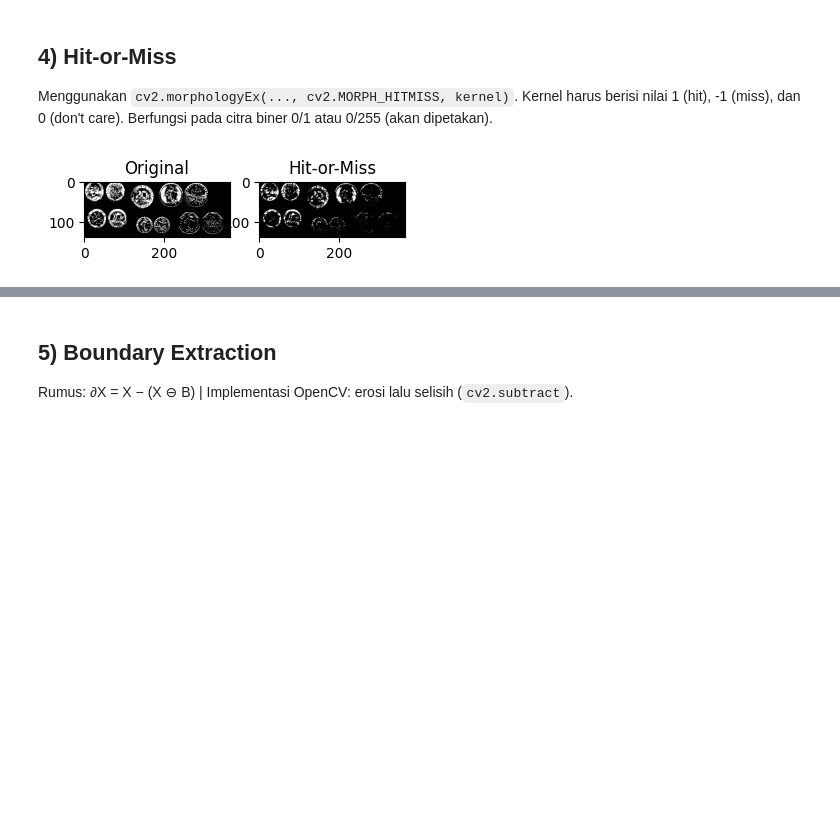
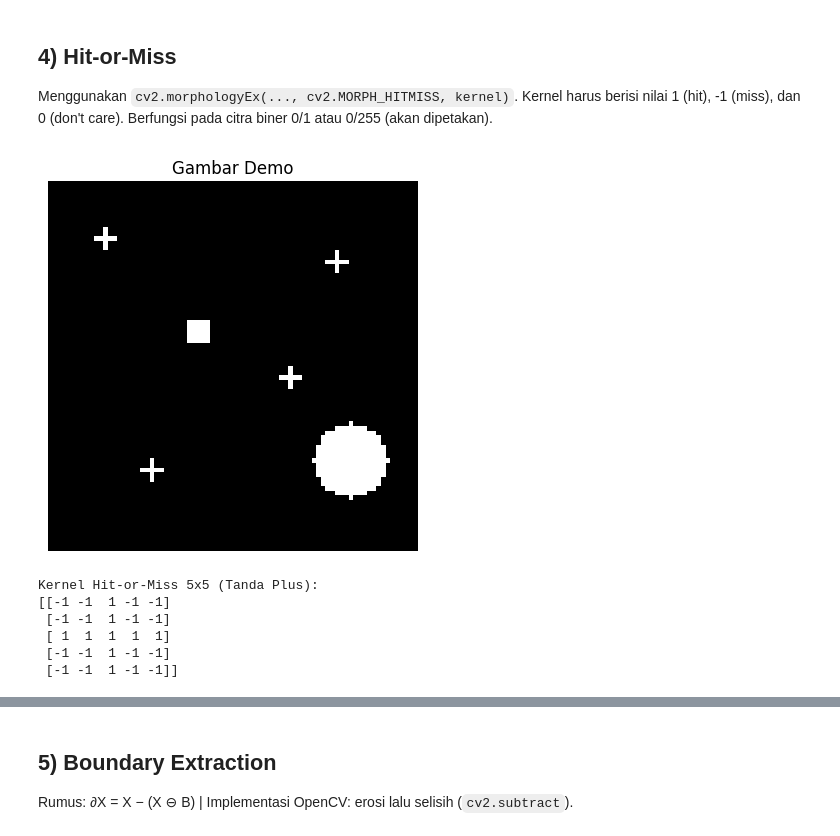
Before and after one commit to vannndar/Computer-Vision-Morphology, a Jupyter notebook: Morphology_Examples_v2.ipynb, the cells around one changed output, grey strips where cells are left out. Saved outputs shown, nothing was run; the diff lists cells and outputs as text; code cells hidden in the pictures; blank space fills up the shorter version.

```diff
--- a/Morphology_Examples_v2.ipynb
+++ b/Morphology_Examples_v2.ipynb
@@ -155,24 +155,55 @@ show("Closing (ellipse ≈ disk r=3)", cl)
 ## 4) Hit-or-Miss
 Menggunakan `cv2.morphologyEx(..., cv2.MORPH_HITMISS, kernel)`.
 Kernel harus berisi nilai 1 (hit), -1 (miss), dan 0 (don't care). Berfungsi pada citra biner 0/1 atau 0/255 (akan dipetakan).
-# %%
-import cv2
-import numpy as np
-import matplotlib.pyplot as plt
-
-# 1. Baca gambar nyata dan ubah ke biner
-img = cv2.imread('Images/koin.png', cv2.IMREAD_GRAYSCALE)
-_, binary = cv2.threshold(img, 127, 255, cv2.THRESH_BINARY)
-
-kernel = cv2.getStructuringElement(cv2.MORPH_ELLIPSE,(2,2))
-
-# 3. Hit-or-Miss
-hitmiss = cv2.morphologyEx(binary, cv2.MORPH_HITMISS, kernel)
-
-
-# 4. Tampilkan
-plt.subplot(131); plt.imshow(binary, cmap='gray'); plt.title('Original')
-plt.subplot(132); plt.imshow(hitmiss, cmap='gray'); plt.title('Hit-or-Miss')
-plt.show()
-# %% [output]
-[figure, removed]
+# %%
+# Inisialisasi gambar 80x80 dengan background (0)
+image_demo = np.zeros((80, 80), dtype=np.uint8)
+
+# 1. Buat pola Tanda Plus 5x5 (Pola ini tetap sama)
+plus_pattern = np.array([
+    [0, 0, 1, 0, 0],
+    [0, 0, 1, 0, 0],
+    [1, 1, 1, 1, 1],
+    [0, 0, 1, 0, 0],
+    [0, 0, 1, 0, 0]
+], dtype=np.uint8)
+
+# Tempatkan 4 buah pola plus (TARGET KITA)
+image_demo[10:15, 10:15] = plus_pattern  # Target 1
+image_demo[15:20, 60:65] = plus_pattern  # Target 2
+image_demo[40:45, 50:55] = plus_pattern  # Target 3
+image_demo[60:65, 20:25] = plus_pattern  # Target 4
+
+# 2. Tambahkan Persegi 5x5 (distraktor)
+image_demo[30:35, 30:35] = 1
+
+# 3. Tambahkan Lingkaran (distraktor baru)
+# cv2.circle(gambar, (pusat_X, pusat_Y), radius, warna, ketebalan)
+# -1 berarti lingkaran diisi penuh
+cv2.circle(image_demo, (65, 60), 8, 1, -1) # (x=65, y=60), radius 8
+
+# Konversi 0/1 menjadi 0/255 yang diharapkan OpenCV
+image_input = image_demo * 255
+
+# Tampilkan gambar demo baru
+show("Gambar Demo", image_input)
+# %% [output]
+[figure, added]
+# %%
+kernel_hitmiss_plus = np.array([
+    [-1, -1,  1, -1, -1],
+    [-1, -1,  1, -1, -1],
+    [ 1,  1,  1,  1,  1],
+    [-1, -1,  1, -1, -1],
+    [-1, -1,  1, -1, -1]
+], dtype=np.int8) # Tipe data harus int8 (signed)
+
+print("Kernel Hit-or-Miss 5x5 (Tanda Plus):")
+print(kernel_hitmiss_plus)
+# %% [output]
+Kernel Hit-or-Miss 5x5 (Tanda Plus):
+[[-1 -1  1 -1 -1]
+ [-1 -1  1 -1 -1]
+ [ 1  1  1  1  1]
+ [-1 -1  1 -1 -1]
+ [-1 -1  1 -1 -1]]
```
Also changed, not shown: parts of 1 cell of this notebook.
